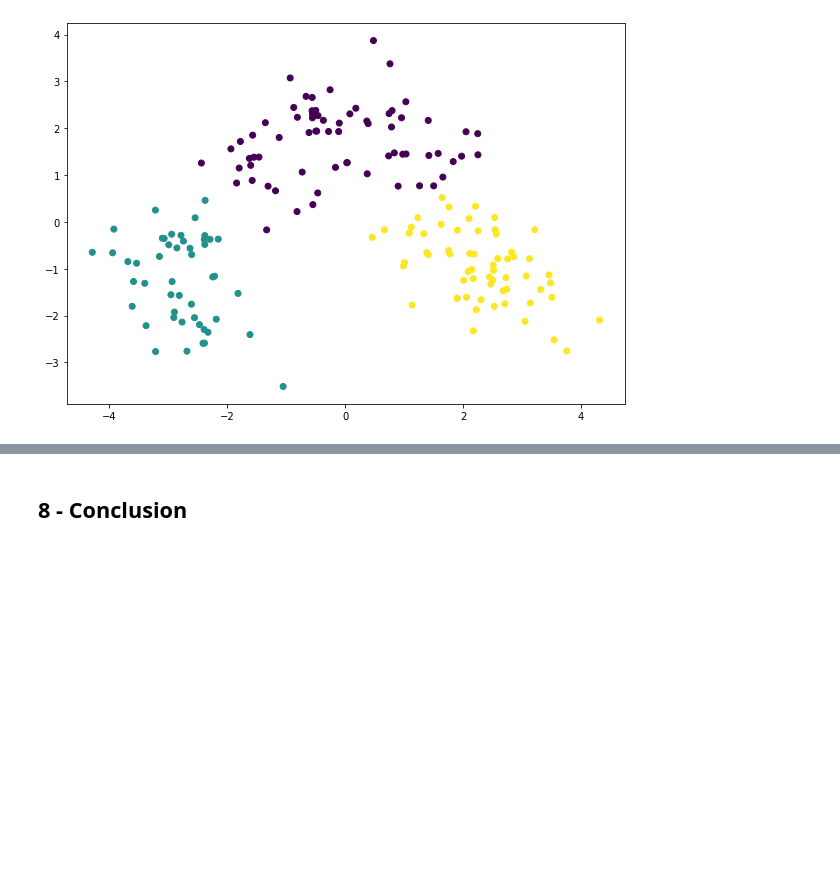
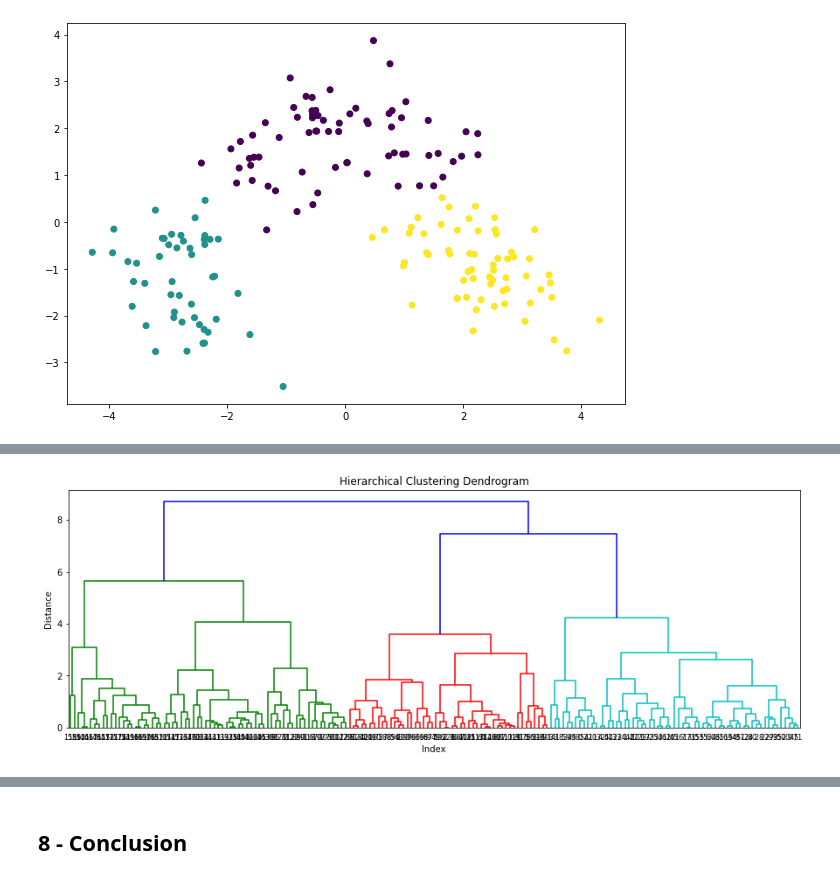
Before and after one commit to sohailshaikh6/excelr-datascience-assignments, a Jupyter notebook: PCA/Script_notebook/wine.ipynb, the cells around one changed output, grey strips where cells are left out. Drawn from its saved outputs; the diff is of its cells as text; code cells hidden in the pictures; blank space fills up the shorter version.

```diff
--- a/PCA/Script_notebook/wine.ipynb
+++ b/PCA/Script_notebook/wine.ipynb
@@ -161,3 +200,5 @@ plt.scatter(X, Y, c=labels2)
 # %% [output]
 <matplotlib.collections.PathCollection at 0x...>
 [figure]
+# %%
+h_new_df=pd.DataFrame(principalComponents[:,0:2])
@@ -163,0 +214,12 @@ plt.scatter(X, Y, c=labels2)
+# %%
+hcf = linkage(h_new_df,method="complete",metric="euclidean")
+# %%
+plt.figure(figsize=(15, 5));plt.title('Hierarchical Clustering Dendrogram');plt.xlabel('Index');plt.ylabel('Distance')
+sch.dendrogram(
+    hcf,
+    leaf_rotation=0.,
+    leaf_font_size=8.,
+)
+plt.show()
+# %% [output]
+[figure, added]
```
Also changed, not shown: parts of 19 cells of this notebook.
